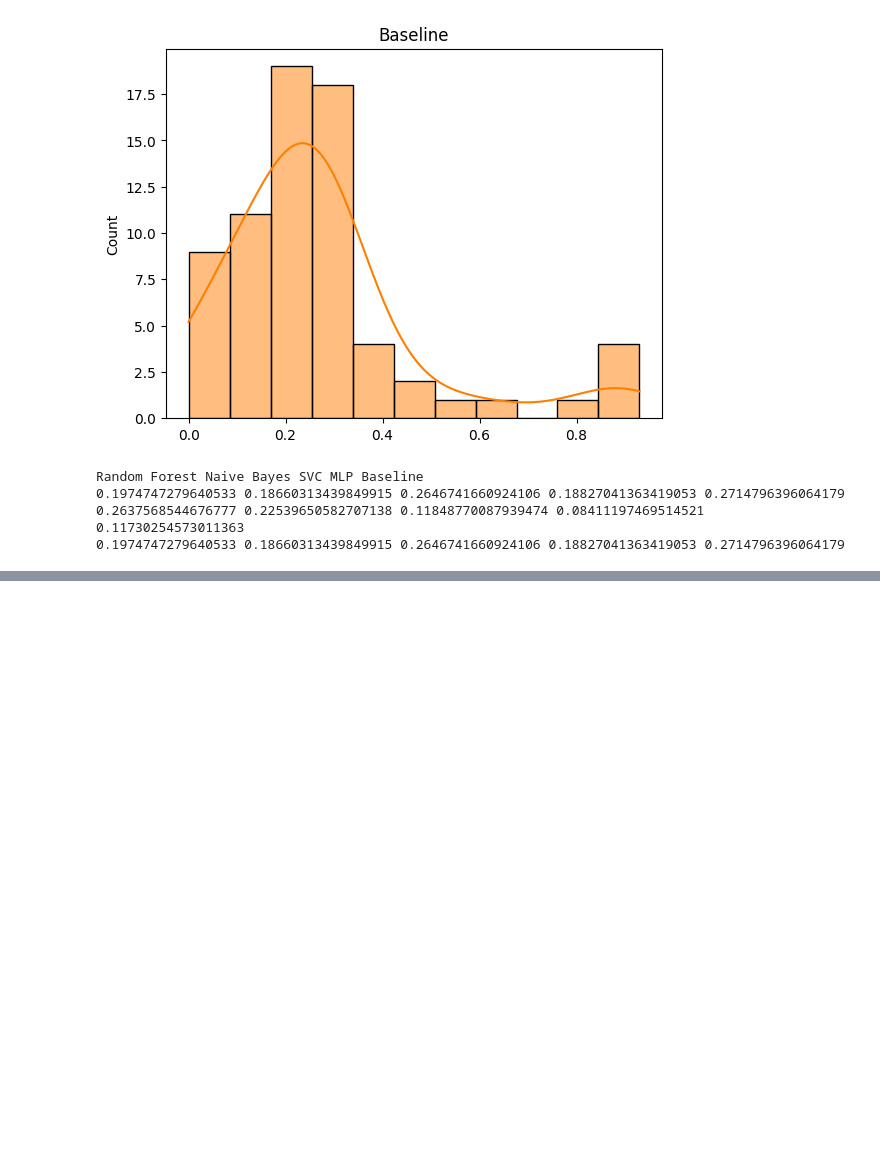
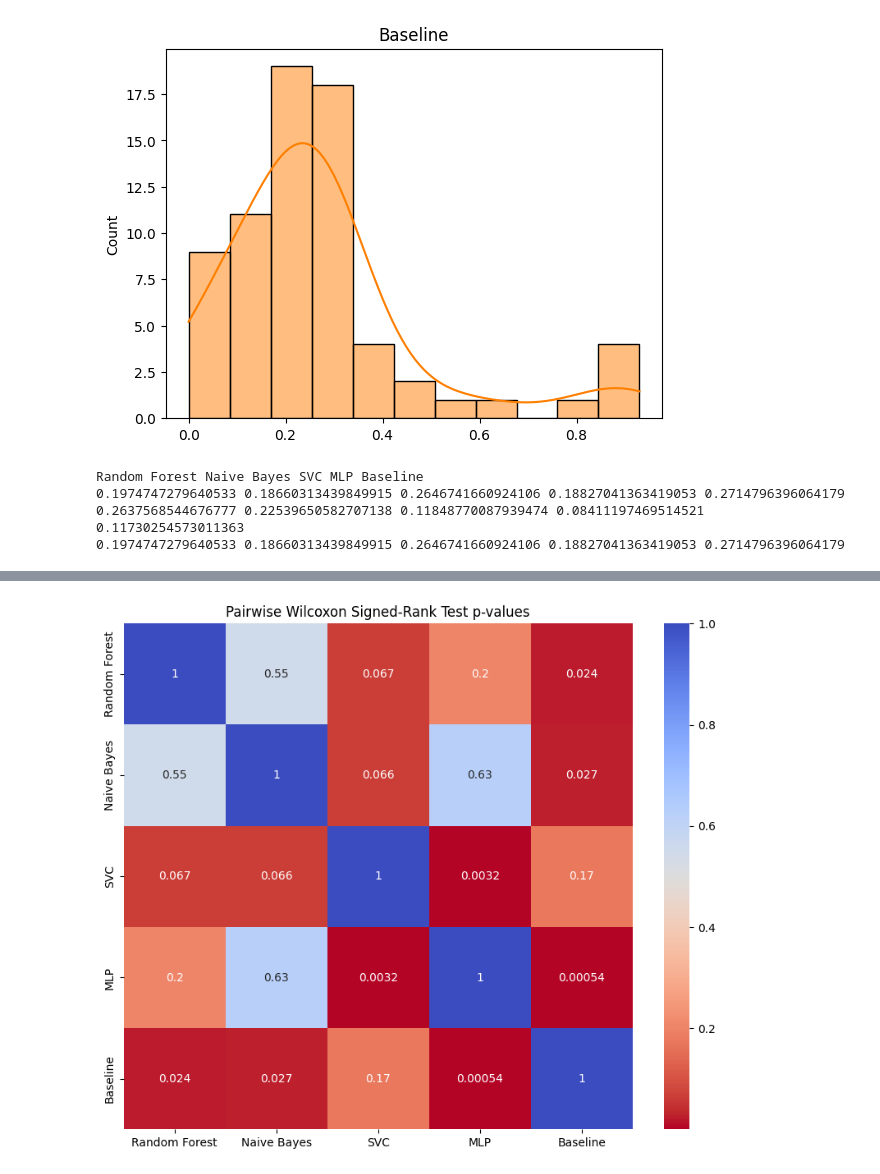
Before and after one commit to PeterVL02/02445-Individual, a Jupyter notebook: new_testing_bootstrap.ipynb, the cells around one changed output, grey strips where cells are left out. Saved outputs shown, nothing was run; the diff lists cells and outputs as text; code cells hidden in the pictures; blank space fills up the shorter version.

```diff
--- a/new_testing_bootstrap.ipynb
+++ b/new_testing_bootstrap.ipynb
@@ -93,0 +160,25 @@ Random Forest Naive Bayes SVC MLP Baseline
+# %%
+from scipy.stats import wilcoxon
+
+p_val_matrix = np.zeros((5, 5))
+
+for model, accuracies in zip(models, [acc, nb_acc, svc_acc, nn_acc, base_acc]):
+
+    for model2, accuracies2 in zip(models, [acc, nb_acc, svc_acc, nn_acc, base_acc]):
+        if model == model2:
+            continue
+
+        print(f"Comparing {model} and {model2}")
+
+        # Wilcoxon Signed-Rank Test
+        wilcoxon_test = wilcoxon(accuracies, accuracies2)
+        print("Wilcoxon Test Statistic:", wilcoxon_test.statistic)
+        print("Wilcoxon Test p-value:", wilcoxon_test.pvalue)
+
+        # Interpretation
+        if wilcoxon_test.pvalue > 0.05:
+            print("No significant difference between the two models (fail to reject H0)")
+        else:
+            print("Significant difference between the two models (reject H0)")
+        print('\n')
+        p_val_matrix[models.index(model), models.index(model2)] = wilcoxon_test.pvalue
@@ -93,0 +203,22 @@ Random Forest Naive Bayes SVC MLP Baseline
+# %%
+# List of accuracy lists
+accuracies_list = [acc, nb_acc, svc_acc, nn_acc, base_acc]
+
+# Initialize p-value matrix
+p_val_matrix = np.ones((len(models), len(models)))
+
+# Compute pairwise Wilcoxon Signed-Rank Test
+for i, accuracies in enumerate(accuracies_list):
+    for j, accuracies2 in enumerate(accuracies_list):
+        if i == j:
+            continue
+        wilcoxon_test = wilcoxon(accuracies, accuracies2)
+        p_val_matrix[i, j] = wilcoxon_test.pvalue
+
+# Visualize p-value matrix with heatmap
+plt.figure(figsize=(10, 8))
+sns.heatmap(p_val_matrix, xticklabels=models, yticklabels=models, annot=True, cmap='coolwarm_r', cbar=True)
+plt.title('Pairwise Wilcoxon Signed-Rank Test p-values')
+plt.show()
+# %% [output]
+[figure, added]
```
Also changed, not shown: parts of 5 cells of this notebook, 1 other file.
